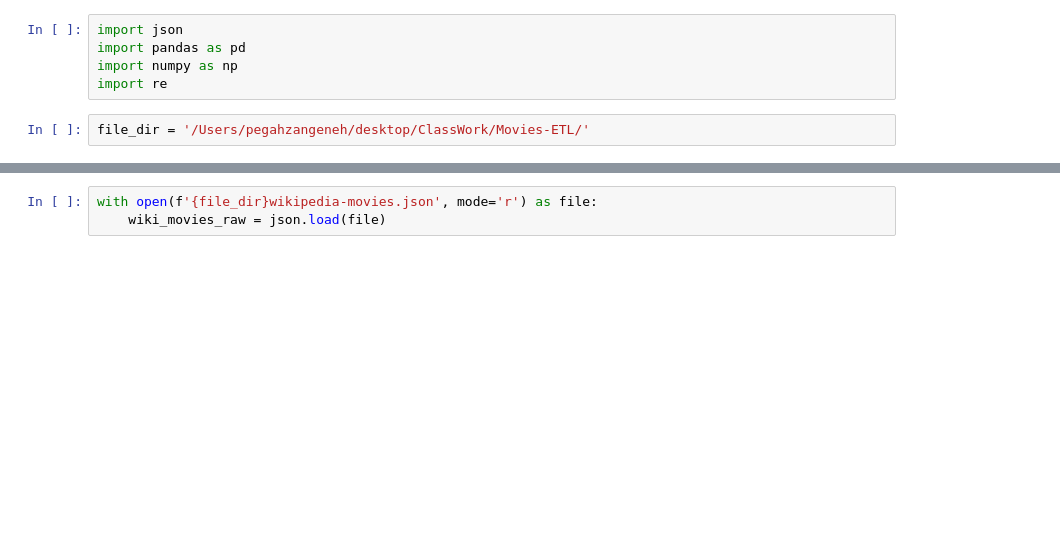
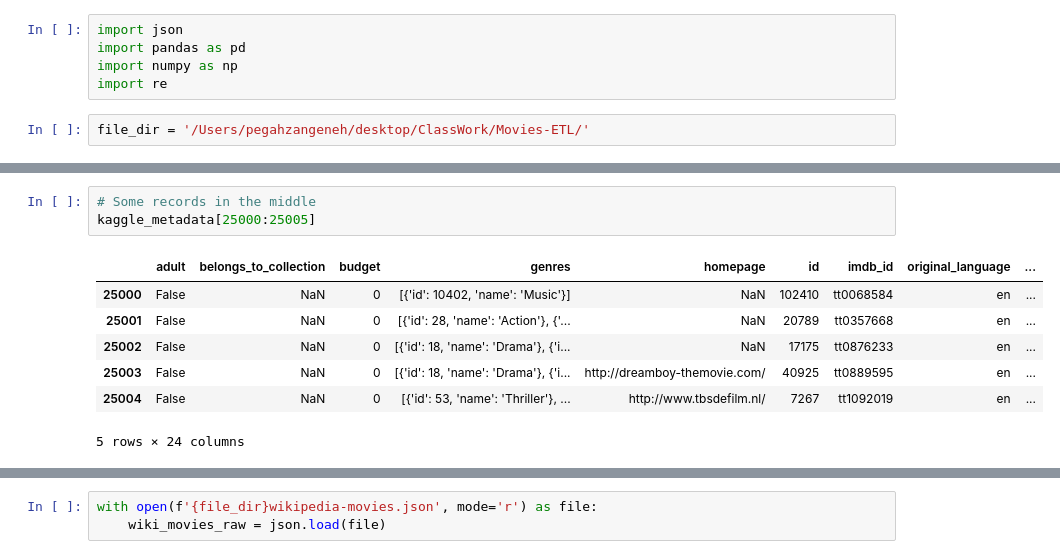
Before and after one commit to Pegah-zangeneh/Movies-ETL, a Jupyter notebook: Movie.ipynb, the cells around one changed output, grey strips where cells are left out. Drawn from its saved outputs; the diff is of its cells as text; blank space fills up the shorter version.

```diff
--- a/Movie.ipynb
+++ b/Movie.ipynb
@@ -7,0 +41,11 @@ file_dir = '/Users/pegahzangeneh/desktop/ClassWork/Movies-ETL/'
+# %%
+# Some records in the middle
+kaggle_metadata[25000:25005]
+# %% [output]
+|  | adult | belongs_to_collection | budget | genres | homepage | id | imdb_id | original_language | ... |
+| 25000 | False | NaN | 0 | [{'id': 10402, 'name': 'Music'}] | NaN | 102410 | tt0068584 | en | ... |
+| 25001 | False | NaN | 0 | [{'id': 28, 'name': 'Action'}, {'... | NaN | 20789 | tt0357668 | en | ... |
+| 25002 | False | NaN | 0 | [{'id': 18, 'name': 'Drama'}, {'i... | NaN | 17175 | tt0876233 | en | ... |
+| 25003 | False | NaN | 0 | [{'id': 18, 'name': 'Drama'}, {'i... | http://dreamboy-themovie.com/ | 40925 | tt0889595 | en | ... |
+| 25004 | False | NaN | 0 | [{'id': 53, 'name': 'Thriller'}, ... | http://www.tbsdefilm.nl/ | 7267 | tt1092019 | en | ... |
+5 rows × 24 columns
```
Also changed, not shown: parts of 26 cells of this notebook.
